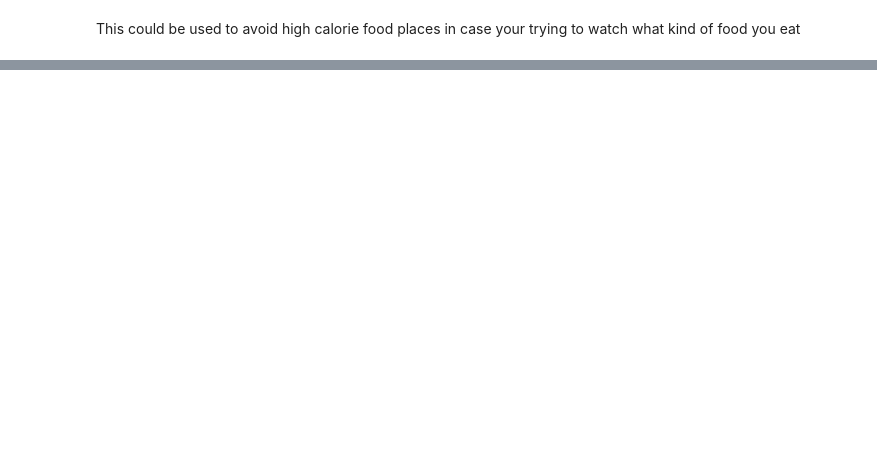
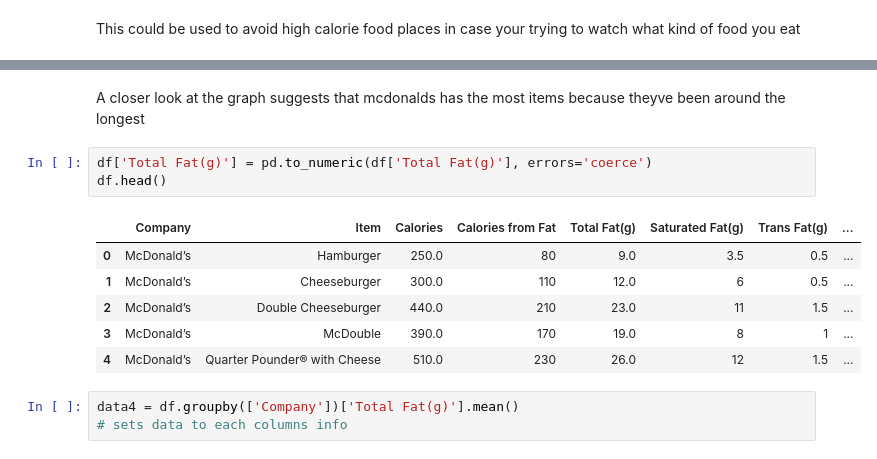
Before and after one commit to SeanJamesJr/Unit2, a Jupyter notebook: project.ipynb, the cells around one changed output, grey strips where cells are left out. Saved outputs shown, nothing was run; the diff lists cells and outputs as text; blank space fills up the shorter version.

```diff
--- a/project.ipynb
+++ b/project.ipynb
@@ -55,0 +74,15 @@ This could be used to avoid high calorie food places in case your trying to watc
+# %% [markdown]
+A closer look at the graph suggests that mcdonalds has the most items because theyve been around the longest
+# %%
+df['Total Fat(g)'] = pd.to_numeric(df['Total Fat(g)'], errors='coerce')
+df.head()
+# %% [output]
+|  | Company | Item | Calories | Calories from Fat | Total Fat(g) | Saturated Fat(g) | Trans Fat(g) | ... |
+| 0 | McDonald’s | Hamburger | 250.0 | 80 | 9.0 | 3.5 | 0.5 | ... |
+| 1 | McDonald’s | Cheeseburger | 300.0 | 110 | 12.0 | 6 | 0.5 | ... |
+| 2 | McDonald’s | Double Cheeseburger | 440.0 | 210 | 23.0 | 11 | 1.5 | ... |
+| 3 | McDonald’s | McDouble | 390.0 | 170 | 19.0 | 8 | 1 | ... |
+| 4 | McDonald’s | Quarter Pounder® with Cheese | 510.0 | 230 | 26.0 | 12 | 1.5 | ... |
+# %%
+data4 = df.groupby(['Company'])['Total Fat(g)'].mean()
+# sets data to each columns info
```
Also changed, not shown: parts of 10 cells of this notebook.
